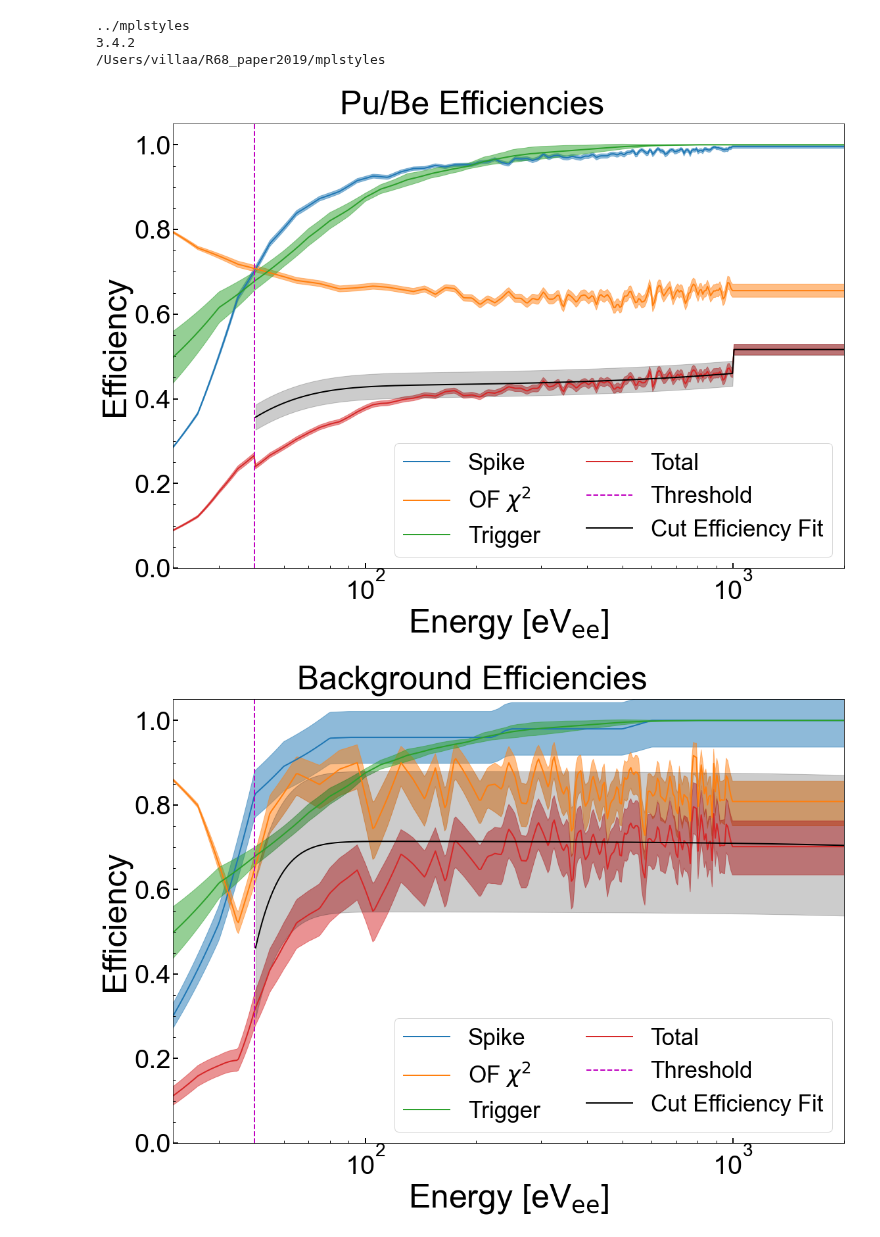
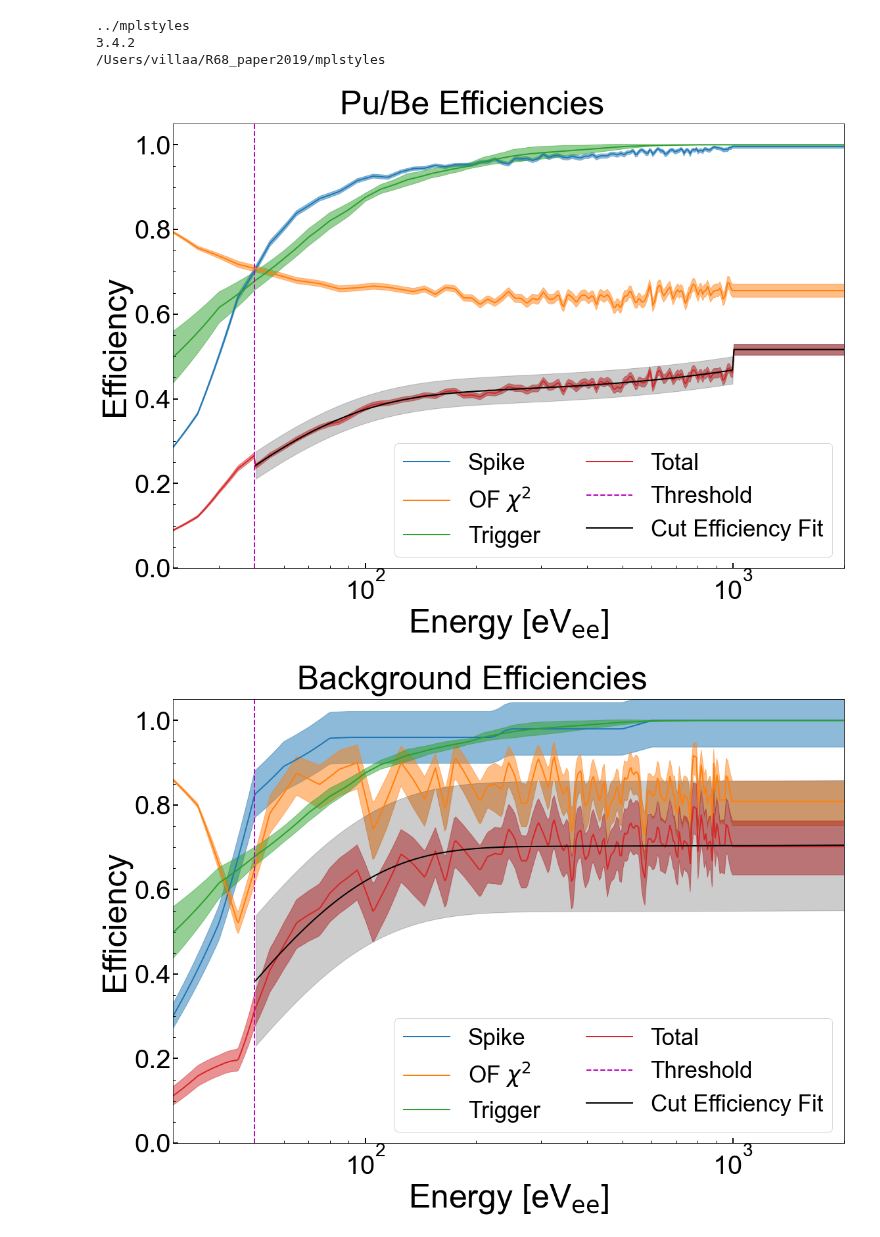
Before and after one commit to villano-lab/nrSiCap, a Jupyter notebook: PRL_Figures/Fig02_Estimated-Cut-Efficiencies.ipynb, the cells around one changed output. Drawn from its saved outputs; the diff is of its cells as text; code cells hidden in the pictures.

Commit message:
[ANV] think I got the efficiency plot right now

```diff
--- a/PRL_Figures/Fig02_Estimated-Cut-Efficiencies.ipynb
+++ b/PRL_Figures/Fig02_Estimated-Cut-Efficiencies.ipynb
@@ -54,34 +54,17 @@ ax.fill_between(E_test, allEff(E_test)-dallEff(E_test)[1], allEff(E_test)+dallEf
 
 ax.axvline(E_thresh, color='m', linestyle='--', linewidth=2, label='Threshold')
 
-#Fit a smooth function to total efficiency
-def effFit_func(x,x0,sigma,a,b):
-    return (x>x0)*(a+b*x)*(1-np.exp(-(x-x0)/sigma))
 Efitmin=50
 Efitmax=1000
 cfit=(E_test>=Efitmin) & (E_test<Efitmax)
-popt,pcov=curve_fit(effFit_func,E_test[cfit], cutEff(E_test)[cfit],p0=[30,30,0.45,1e-4])
-
 #Set a single uncertainty for the fit to encompass all the 1-sigma discrepancies in the measured curve
-maxneg=np.max(np.abs( effFit_func(E_test,*popt) - (cutEff(E_test)-dcutEff(E_test)[1]))[cfit])
-maxpos=np.max(np.abs( effFit_func(E_test,*popt) - (cutEff(E_test)+dcutEff(E_test)[0]))[cfit])
+maxneg=np.max(np.abs( allEffFit(E_test) - (allEff(E_test)-dallEff(E_test)[1]))[cfit])
+maxpos=np.max(np.abs( allEffFit(E_test) - (allEff(E_test)+dallEff(E_test)[0]))[cfit])
 
 dEffFit=max(maxneg,maxpos)
 
-def cutEffFit(E):
-    eff=np.ones_like(E)
-    eff[(E>=50)&(E<1000)]=effFit_func(E[(E>=50)&(E<1000)], 2.16419228e+01, 1.61938240e+01, 4.28262762e-01, 3.17895378e-05)
-    eff[E>=1000]=0.51633498
-    return eff
-
-def dcutEffFit(E):
-    deff=np.zeros_like(E)
-    deff[(E>=50)&(E<1000)]=0.02975340974950752
-    deff[E>=1000]=0.01294113
-    return deff
-
-ax.plot(E_test[E_test>Efitmin],cutEffFit(E_test[E_test>Efitmin]),'k',label='Cut Efficiency Fit')
-ax.fill_between(E_test[E_test>Efitmin],(cutEffFit(E_test)-dcutEffFit(E_test))[E_test>Efitmin],(cutEffFit(E_test)+dcutEffFit(E_test))[E_test>Efitmin],color='k',alpha=0.2)
+ax.plot(E_test[E_test>Efitmin],allEffFit(E_test[E_test>Efitmin]),'k',label='Cut Efficiency Fit')
+ax.fill_between(E_test[E_test>Efitmin],(allEffFit(E_test)-dallEffFit(E_test))[E_test>Efitmin],(allEffFit(E_test)+dallEffFit(E_test))[E_test>Efitmin],color='k',alpha=0.2)
 
 fig.suptitle('Pu/Be Efficiencies')
 ax.set_xlim(30,2e3)
@@ -96,7 +79,7 @@ plt.tight_layout()
 plt.savefig('figures/cut_effs.pdf')
 plt.show()
 # %% [output]
-[figure, old version]
+[figure, new version]
 # %%
 #Cut efficiencies for bkg data
 
@@ -122,45 +105,39 @@ ax.fill_between(E_test, chisqEff_bkg(E_test)-dchisqEff_bkg(E_test)[1], chisqEff_
 line,=ax.plot(E_test,trigEff(E_test),label='Trigger')
 ax.fill_between(E_test,trigEff(E_test)-dtrigEff(E_test),trigEff(E_test)+dtrigEff(E_test),alpha=0.5,color=line.get_color())
 
 line,=ax.plot(E_test, allEff_bkg(E_test), label='Total')
 ax.fill_between(E_test, allEff_bkg(E_test)-dallEff_bkg(E_test)[1], allEff_bkg(E_test)+dallEff_bkg(E_test)[0],
                 alpha=0.5, color=line.get_color())
 
 next(ax._get_lines.prop_cycler)['color']
 
 ax.axvline(E_thresh, color='m', linestyle='--', linewidth=2, label='Threshold')
 
-#Fit with smooth function
+
 Efitmin=50
-popt,pcov=curve_fit(effFit_func,E_test[E_test>Efitmin], cutEff_bkg(E_test)[E_test>Efitmin],p0=[30,30,0.45,1e-4])
-
 #Set a single uncertainty for the fir to encompass all the 1-sigma discrepancies in the measured curve
-maxneg=np.max(np.abs( effFit_func(E_test,*popt) - (cutEff_bkg(E_test)-dcutEff_bkg(E_test)[1]))[E_test>Efitmin])
-maxpos=np.max(np.abs( effFit_func(E_test,*popt) - (cutEff_bkg(E_test)+dcutEff_bkg(E_test)[0]))[E_test>Efitmin])
+maxneg=np.max(np.abs( allEffFit_bkg(E_test) - (allEffFit_bkg(E_test)-dallEff_bkg(E_test)[1]))[E_test>Efitmin])
+maxpos=np.max(np.abs( allEffFit_bkg(E_test) - (allEffFit_bkg(E_test)+dallEff_bkg(E_test)[0]))[E_test>Efitmin])
 dEffFit_bkg=max(maxneg,maxpos)
 
-def cutEffFit_bkg(E):
-    return effFit_func(E, 4.23508507e+01,  7.61590223e+00,  7.14511426e-01, -5.10367727e-06)
-def dcutEffFit_bkg(E):
-    return 0.16643841685131444
 
-ax.plot(E_test[E_test>Efitmin],cutEffFit_bkg(E_test[E_test>Efitmin]),'k',label='Cut Efficiency Fit')
-ax.fill_between(E_test[E_test>Efitmin],(cutEffFit_bkg(E_test)-dcutEffFit_bkg(E_test))[E_test>Efitmin],(cutEffFit_bkg(E_test)+dcutEffFit_bkg(E_test))[E_test>Efitmin],color='k',alpha=0.2)
+ax.plot(E_test[E_test>Efitmin],allEffFit_bkg(E_test[E_test>Efitmin]),'k',label='Cut Efficiency Fit')
+ax.fill_between(E_test[E_test>Efitmin],(allEffFit_bkg(E_test)-dallEffFit_bkg(E_test))[E_test>Efitmin],(allEffFit_bkg(E_test)+dallEffFit_bkg(E_test))[E_test>Efitmin],color='k',alpha=0.2)
 
 fig.suptitle('Background Efficiencies')
 ax.set_xlim(30,2e3)
 ax.set_xscale('log')
 ax.set_ylim(0,1.05)
 ax.set_xlabel(r'Energy [eV$_{\mathrm{ee}}$]')
 ax.set_ylabel('Efficiency')
 ax.legend(ncol=2)
 
 plt.tight_layout()
 
 plt.savefig('figures/cut_effs_bkg.pdf')
 plt.show()
 # %% [output]
-[figure, old version]
+[figure, new version]
 # %%
 #try to make a stacked plot of these
 fig,axes = plt.subplots(2,1,figsize=(16,24),sharex=True)
```
Also changed, not shown: parts of 1 cell of this notebook, 5 other files.
